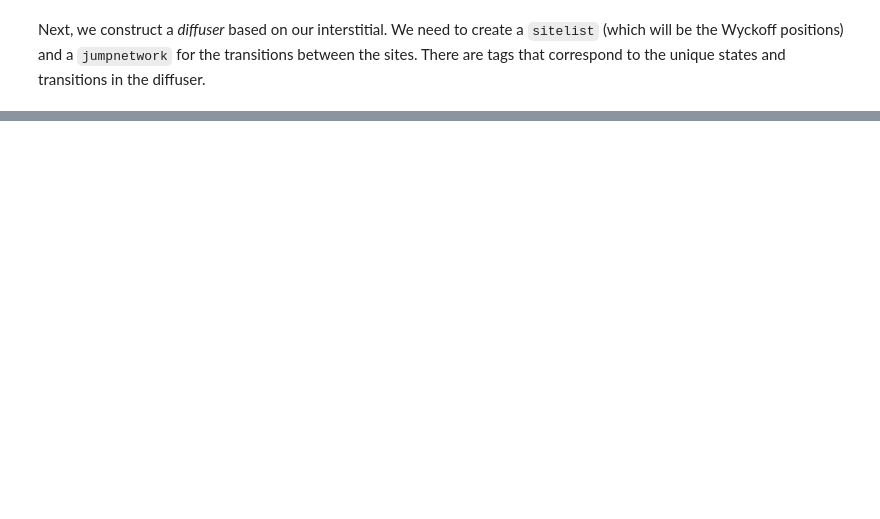
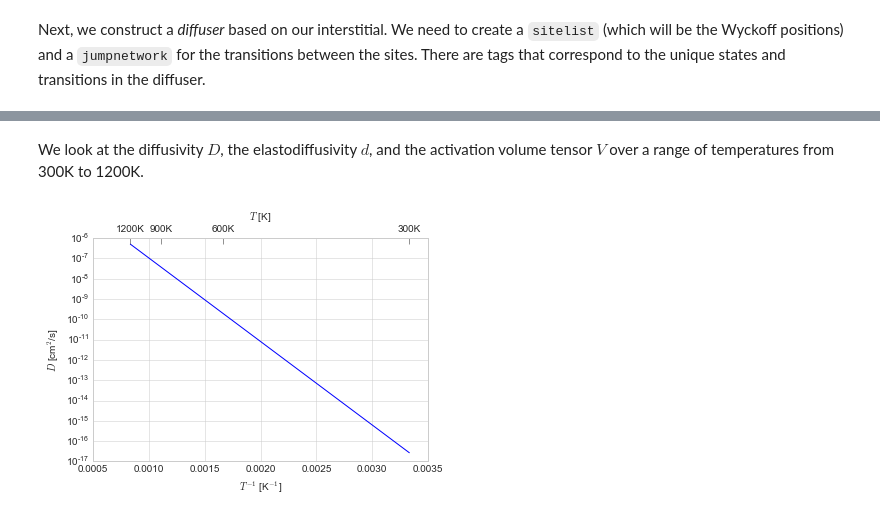
Before and after one commit to DallasTrinkle/Onsager, a Jupyter notebook: examples/Fe-C.ipynb, the cells around one changed output, grey strips where cells are left out. Drawn from its saved outputs; the diff is of its cells as text; code cells hidden in the pictures; blank space fills up the shorter version.

```diff
--- a/examples/Fe-C.ipynb
+++ b/examples/Fe-C.ipynb
@@ -67,0 +92,22 @@ Next, we assemble our data: the energies, prefactors, and dipoles for the C atom
+# %%
+Dconv = 1e-2
+vu0 = 10*Dconv
+Etrans = 0.816
+dipoledict = {'Poctpara': 8.03, 'Poctperp': 3.40,
+              'Ptetpara': 4.87, 'Ptetperp': 6.66}
+FeCthermodict = {'pre': np.ones(len(sitelist)), 'ene': np.zeros(len(sitelist)),
+                 'preT': vu0*np.ones(len(jumpnetwork)),
+                 'eneT': Etrans*np.ones(len(jumpnetwork))}
+# now to construct the site and transition dipole tensors; we use a "direction"--either
+# the site position or the jump direction--to determine the parallel and perpendicular
+# directions.
+for dipname, Pname, direction in zip(('dipole', 'dipoleT'), ('Poct', 'Ptet'),
+                                     (np.dot(FeC.lattice, FeC.basis[chem][sitelist[0][0]]),
+                                      jumpnetwork[0][0][1])):
+    # identify the non-zero index in our direction:
+    paraindex = [n for n in range(3) if not np.isclose(direction[n], 0)][0]
+    Ppara, Pperp = dipoledict[Pname + 'para'], dipoledict[Pname + 'perp']
+    FeCthermodict[dipname] = np.diag([Ppara if i==paraindex else Pperp
+                                      for i in range(3)])
+for k,v in FeCthermodict.items():
+    print('{}: {}'.format(k, v))
@@ -67,0 +125,26 @@ Next, we assemble our data: the energies, prefactors, and dipoles for the C atom
+# %% [markdown]
+We look at the diffusivity $D$, the elastodiffusivity $d$, and the activation volume tensor $V$ over a range of temperatures from 300K to 1200K.
+# %%
+Trange = np.linspace(300, 1200, 91)
+Tlabels = Trange[0::30]
+Dlist = []
+for T in Trange:
+    beta = 1./(kB*T)
+    D = FeCdiffuser.diffusivity(FeCthermodict['pre'], beta*FeCthermodict['ene'],
+                                FeCthermodict['preT'], beta*FeCthermodict['eneT'])
+    Dlist.append(D[0,0])
+fig, ax1 = plt.subplots()
+ax1.plot(1./Trange, np.array(Dlist))
+ax1.set_yscale('log')
+ax1.set_ylabel('$D$ [cm$^2$/s]')
+ax1.set_xlabel('$T^{-1}$ [K$^{-1}$]')
+ax2 = ax1.twiny()
+ax2.set_xlim(ax1.get_xlim())
+ax2.set_xticks([1./t for t in Tlabels])
+ax2.set_xticklabels(["{:.0f}K".format(t) for t in Tlabels])
+ax2.set_xlabel('$T$ [K]')
+ax2.grid(False)
+ax2.tick_params(axis='x', top='on', direction='in', length=6)
+plt.show()
+# %% [output]
+[figure, added]
```
Also changed, not shown: parts of 10 cells of this notebook.
